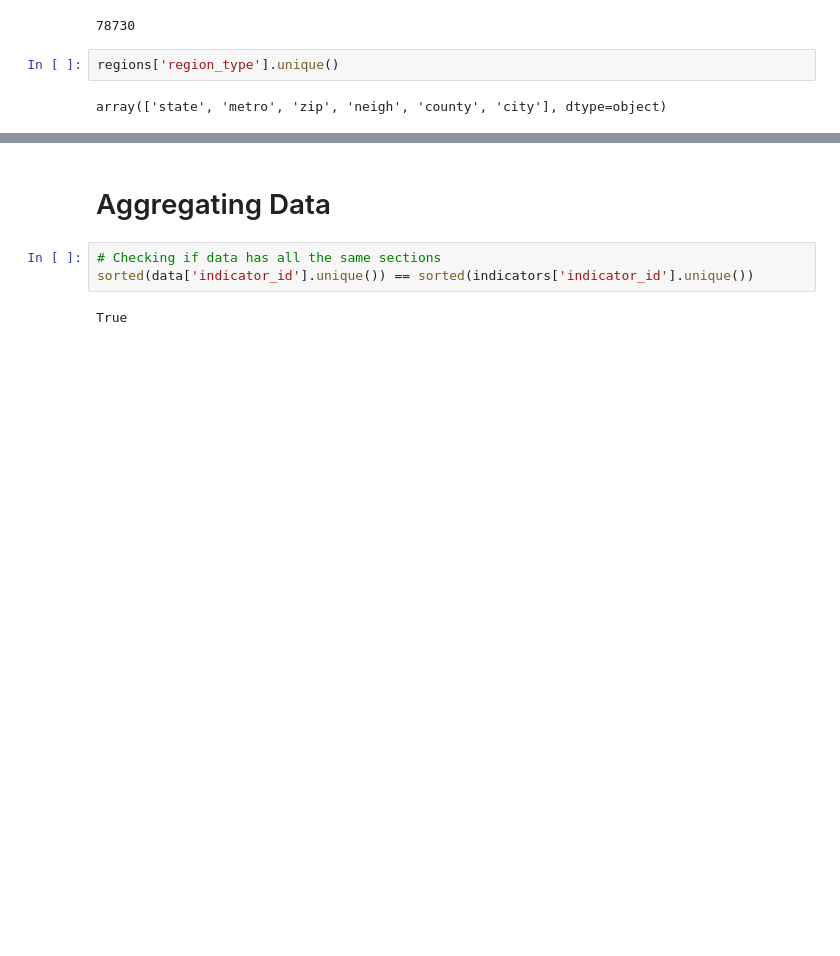
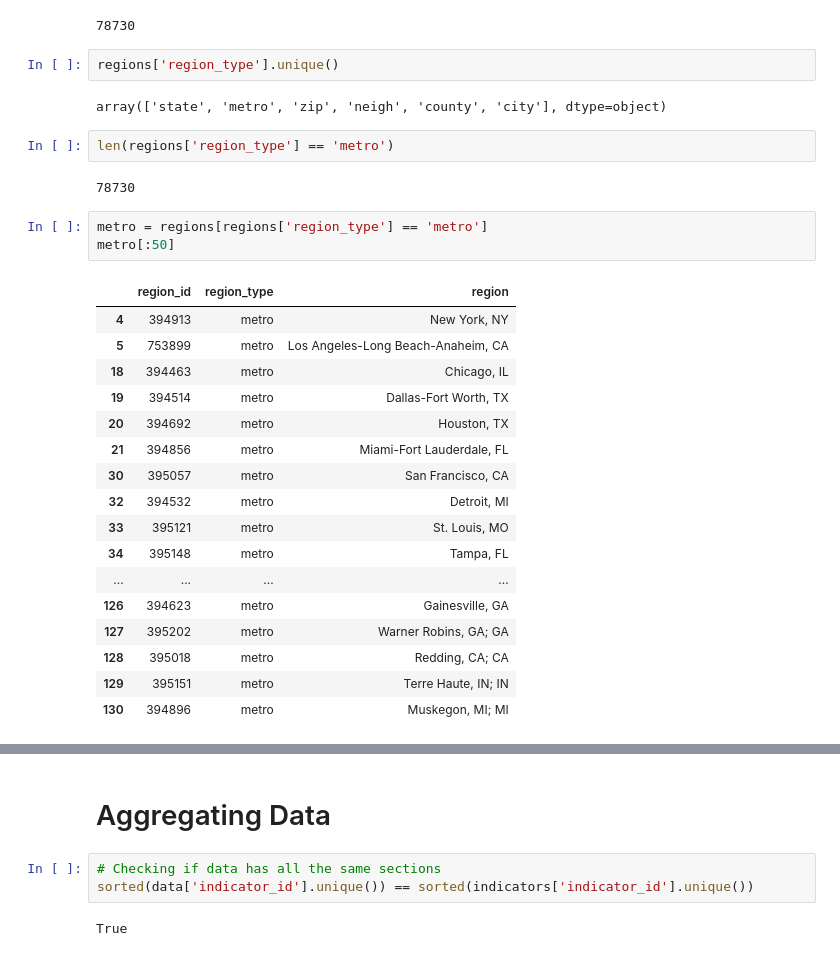
Before and after one commit to BloomTech-Labs/PT17_cityspire-f-ds, a Jupyter notebook: notebooks/exploratory/real_estate.ipynb, the cells around one changed output, grey strips where cells are left out. Cells and saved outputs as stored; diff of their text form; blank space fills up the shorter version.

```diff
--- a/notebooks/exploratory/real_estate.ipynb
+++ b/notebooks/exploratory/real_estate.ipynb
@@ -126,3 +158,28 @@ len(regions)
 regions['region_type'].unique()
 # %% [output]
 array(['state', 'metro', 'zip', 'neigh', 'county', 'city'], dtype=object)
+# %%
+len(regions['region_type'] == 'metro')
+# %% [output]
+78730
+# %%
+metro = regions[regions['region_type'] == 'metro']
+metro[:50]
+# %% [output]
+|  | region_id | region_type | region |
+| 4 | 394913 | metro | New York, NY |
+| 5 | 753899 | metro | Los Angeles-Long Beach-Anaheim, CA |
+| 18 | 394463 | metro | Chicago, IL |
+| 19 | 394514 | metro | Dallas-Fort Worth, TX |
+| 20 | 394692 | metro | Houston, TX |
+| 21 | 394856 | metro | Miami-Fort Lauderdale, FL |
+| 30 | 395057 | metro | San Francisco, CA |
+| 32 | 394532 | metro | Detroit, MI |
+| 33 | 395121 | metro | St. Louis, MO |
+| 34 | 395148 | metro | Tampa, FL |
+| ... | ... | ... | ... |
+| 126 | 394623 | metro | Gainesville, GA |
+| 127 | 395202 | metro | Warner Robins, GA; GA |
+| 128 | 395018 | metro | Redding, CA; CA |
+| 129 | 395151 | metro | Terre Haute, IN; IN |
+| 130 | 394896 | metro | Muskegon, MI; MI |
```
Also changed, not shown: parts of 8 cells of this notebook.
